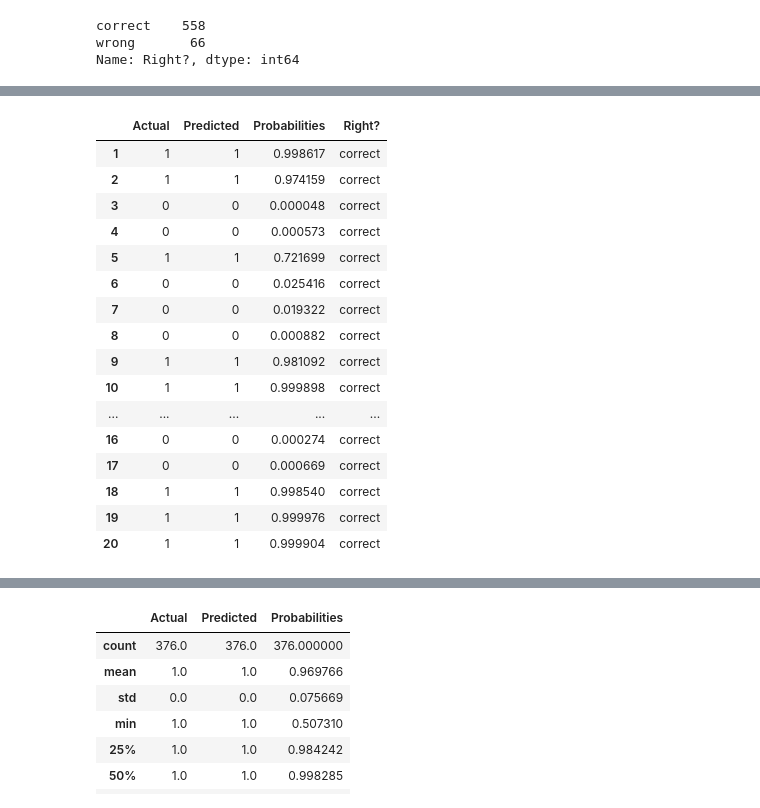
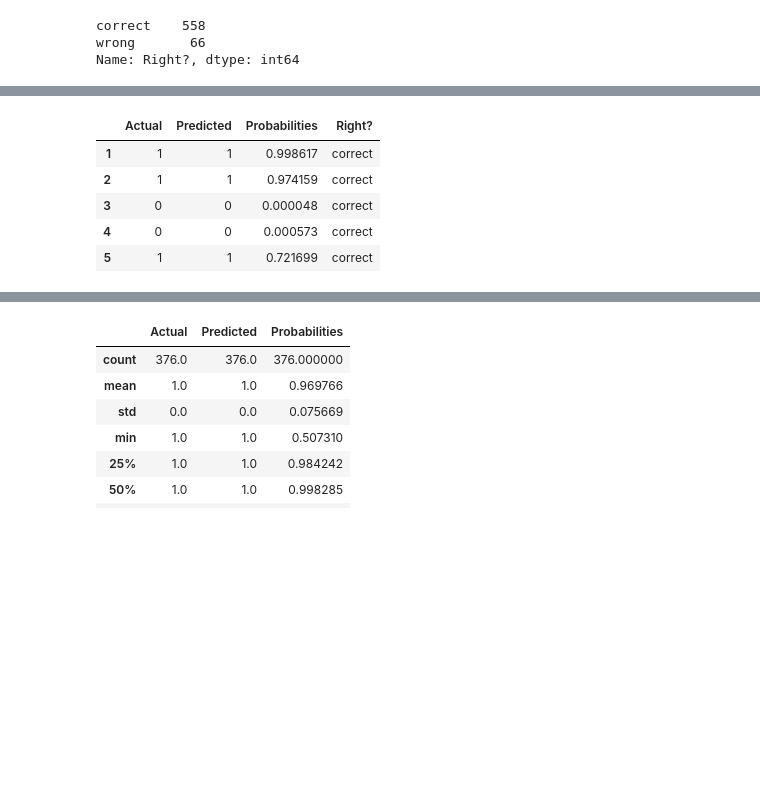
Before and after one commit to jingyunw/CNN_Image_Classification, a Jupyter notebook: prob_eva.ipynb, the cells around one changed output, grey strips where cells are left out. Cells and saved outputs as stored; diff of their text form; code cells hidden in the pictures; blank space fills up the shorter version.

```diff
--- a/prob_eva.ipynb
+++ b/prob_eva.ipynb
@@ -1,6 +1,10 @@
 # %%
 import pandas as pd
 pd.options.display.max_rows = 100
+pd.set_option("precision", 6)
+import seaborn as sns
+import matplotlib.pyplot as plt
+%matplotlib inline
 # %%
 df = pd.read_csv('saved_csv/compare_test_df.csv', index_col=0)
 df
@@ -60,21 +55,11 @@ df_wrong
 # %%
+# Sub-df for predict correctly
 df_right = df.loc[df['Right?'] == "correct"]
-df_right.head(20)
+df_right.head()
 # %% [output]
 |  | Actual | Predicted | Probabilities | Right? |
 | 1 | 1 | 1 | 0.998617 | correct |
 | 2 | 1 | 1 | 0.974159 | correct |
 | 3 | 0 | 0 | 0.000048 | correct |
 | 4 | 0 | 0 | 0.000573 | correct |
 | 5 | 1 | 1 | 0.721699 | correct |
-| 6 | 0 | 0 | 0.025416 | correct |
-| 7 | 0 | 0 | 0.019322 | correct |
-| 8 | 0 | 0 | 0.000882 | correct |
-| 9 | 1 | 1 | 0.981092 | correct |
-| 10 | 1 | 1 | 0.999898 | correct |
-| ... | ... | ... | ... | ... |
-| 16 | 0 | 0 | 0.000274 | correct |
-| 17 | 0 | 0 | 0.000669 | correct |
-| 18 | 1 | 1 | 0.998540 | correct |
-| 19 | 1 | 1 | 0.999976 | correct |
-| 20 | 1 | 1 | 0.999904 | correct |
```
Also changed, not shown: parts of 16 cells of this notebook.
